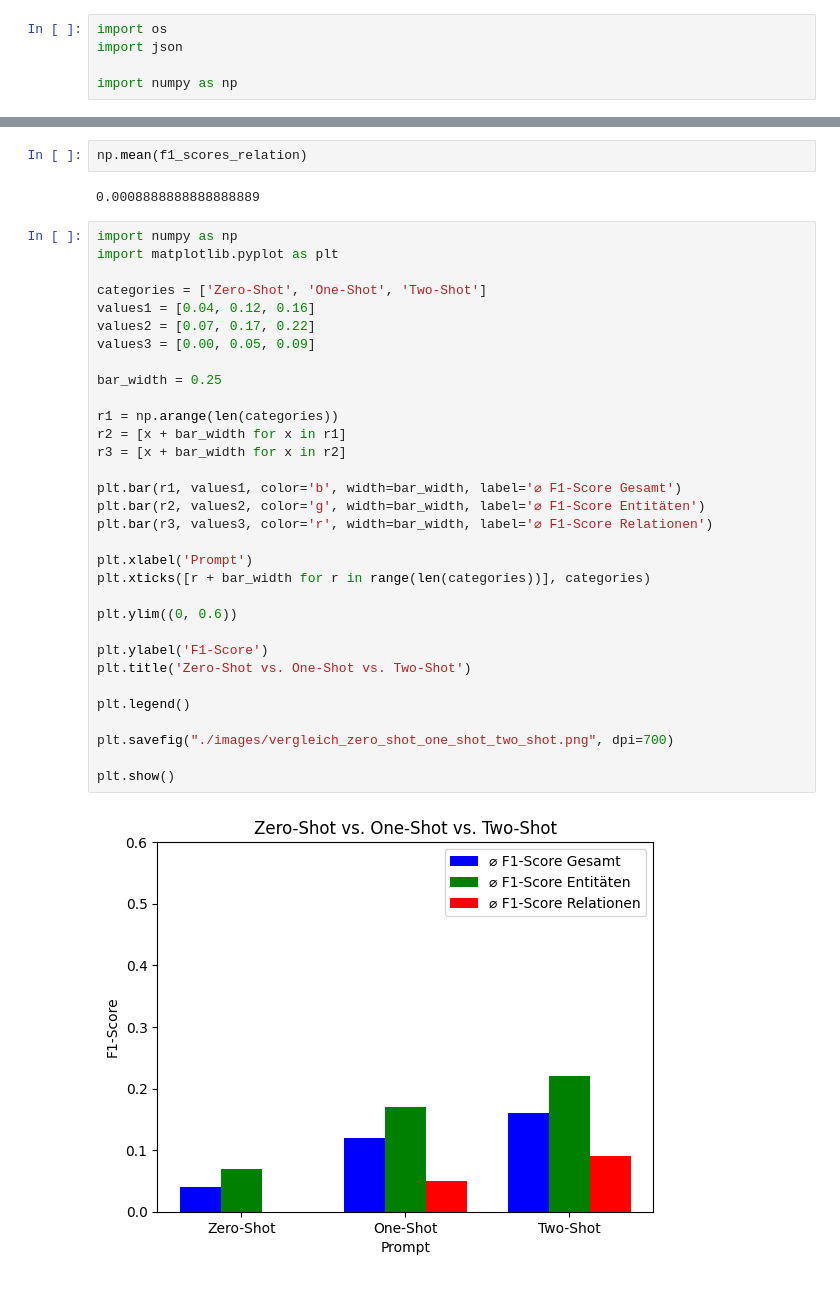
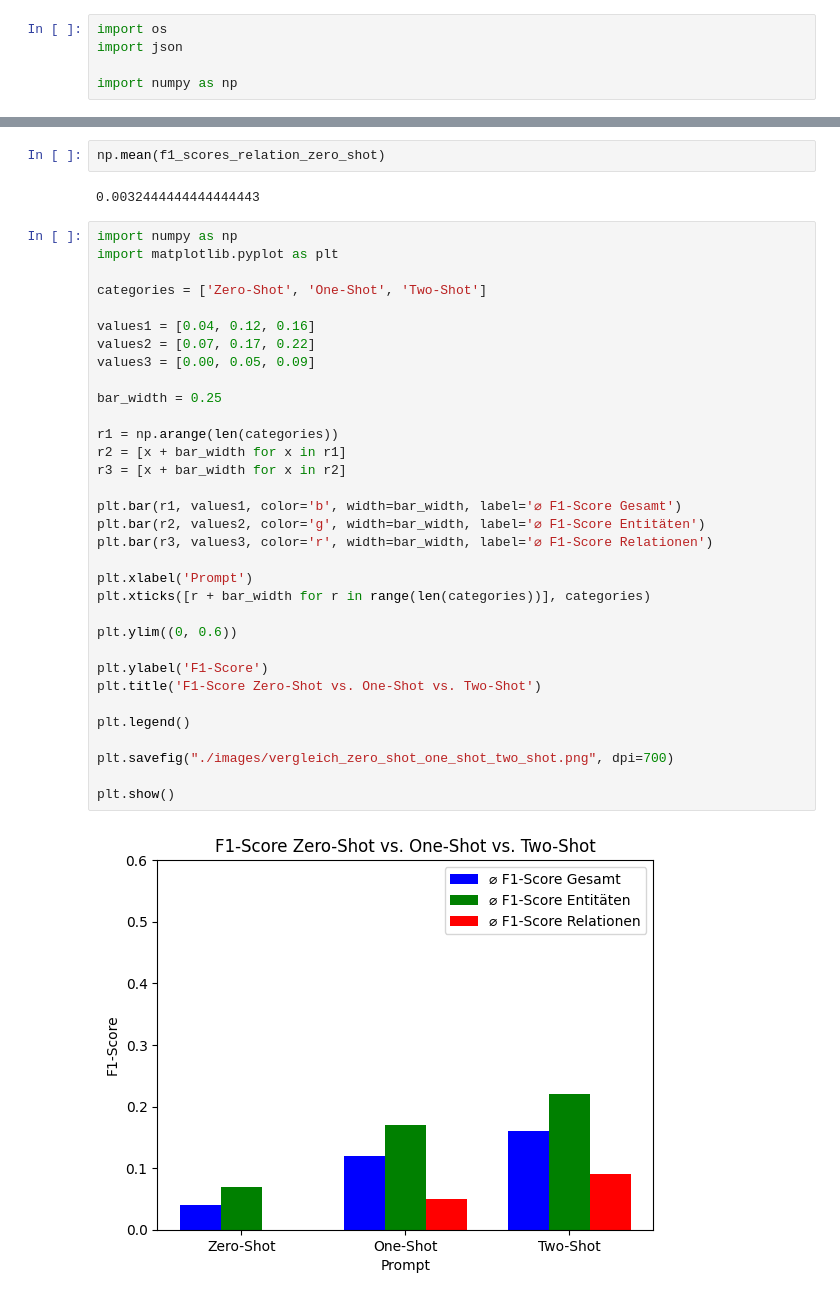
Before and after one commit to 0zelot12/automatic-annotation-chatgpt, a Jupyter notebook: src/visualization/prompt_type.ipynb, the cells around one changed output, grey strips where cells are left out. Drawn from its saved outputs; the diff is of its cells as text.

```diff
--- a/src/visualization/prompt_type.ipynb
+++ b/src/visualization/prompt_type.ipynb
@@ -30,38 +76,39 @@ np.mean(f1_scores_entity)
 # %%
-np.mean(f1_scores_relation)
+np.mean(f1_scores_relation_zero_shot)
 # %% [output]
-0.0008888888888888889
+0.0032444444444444443
 # %%
 import numpy as np
 import matplotlib.pyplot as plt
 
 categories = ['Zero-Shot', 'One-Shot', 'Two-Shot']
+
 values1 = [0.04, 0.12, 0.16]
 values2 = [0.07, 0.17, 0.22]
 values3 = [0.00, 0.05, 0.09]
 
 bar_width = 0.25
 
 r1 = np.arange(len(categories))
 r2 = [x + bar_width for x in r1]
 r3 = [x + bar_width for x in r2]
 
 plt.bar(r1, values1, color='b', width=bar_width, label='⌀ F1-Score Gesamt')
 plt.bar(r2, values2, color='g', width=bar_width, label='⌀ F1-Score Entitäten')
 plt.bar(r3, values3, color='r', width=bar_width, label='⌀ F1-Score Relationen')
 
 plt.xlabel('Prompt')
 plt.xticks([r + bar_width for r in range(len(categories))], categories)
 
 plt.ylim((0, 0.6))
 
 plt.ylabel('F1-Score')
-plt.title('Zero-Shot vs. One-Shot vs. Two-Shot')
+plt.title('F1-Score Zero-Shot vs. One-Shot vs. Two-Shot')
 
 plt.legend()
 
 plt.savefig("./images/vergleich_zero_shot_one_shot_two_shot.png", dpi=700)
 
 plt.show()
 # %% [output]
-[figure, old version]
+[figure, new version]
```
Also changed, not shown: parts of 7 cells of this notebook, 3 other files.
